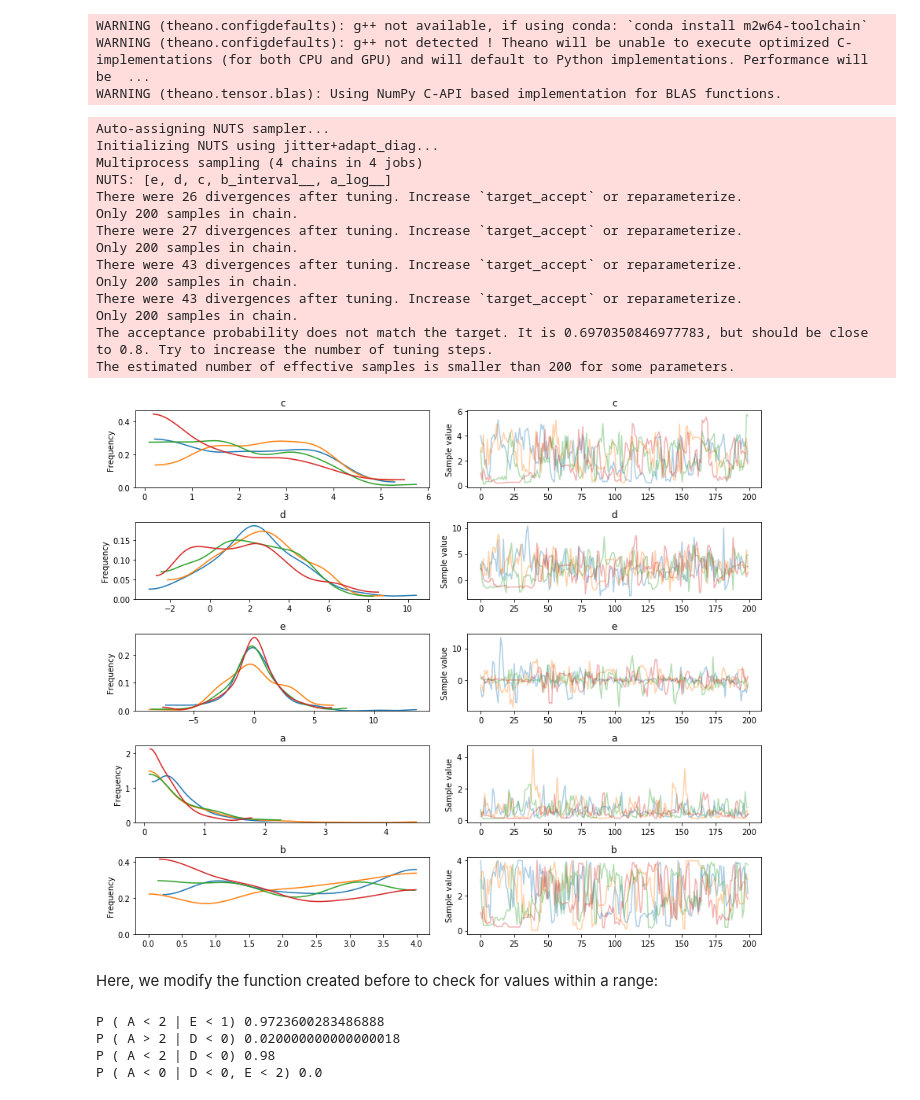
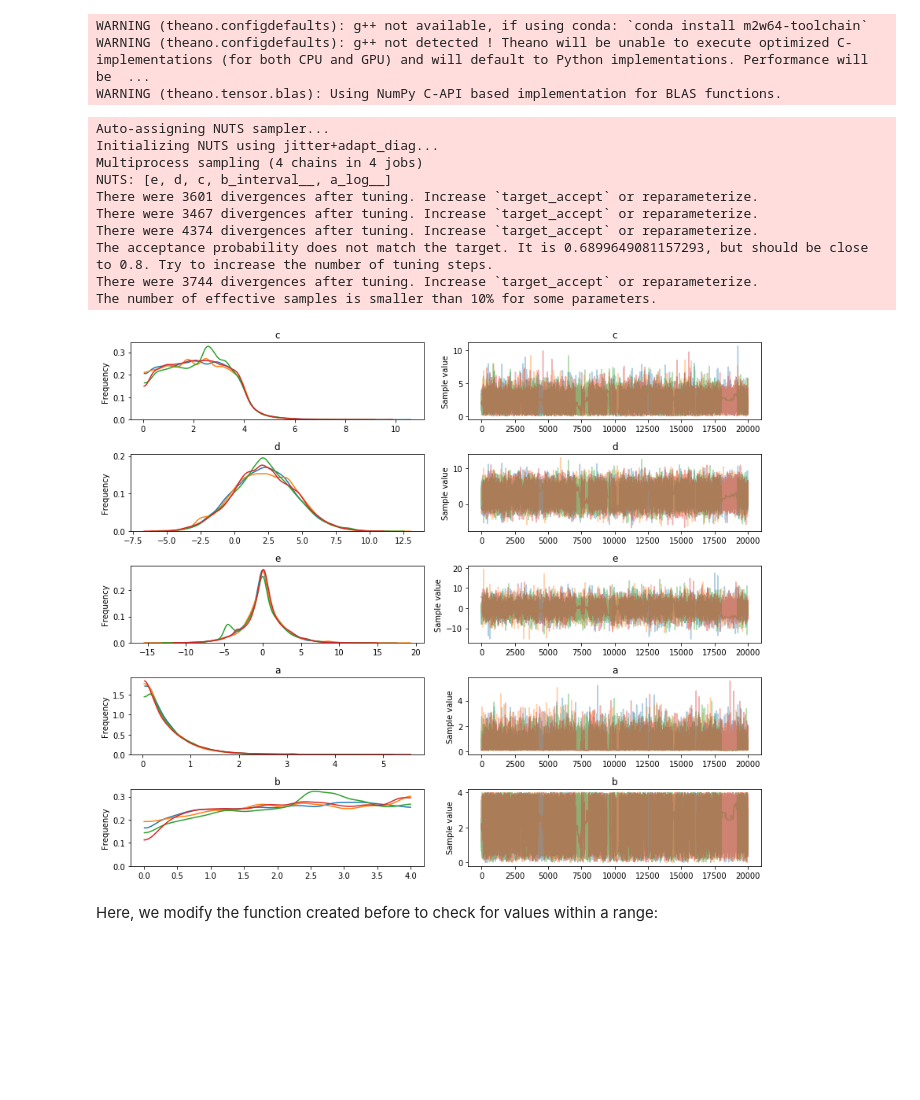
Before and after one commit to rahulpokharna/eecs491, a Jupyter notebook: Assignment 2 rkp43/Question 2.ipynb, the cells around one changed output. Saved outputs shown, nothing was run; the diff lists cells and outputs as text; code cells hidden in the pictures; blank space fills up the shorter version.

```diff
--- a/Assignment 2 rkp43/Question 2.ipynb
+++ b/Assignment 2 rkp43/Question 2.ipynb
@@ -25,26 +39,22 @@ WARNING (theano.tensor.blas): Using NumPy C-API based implementation for BLAS fu
 # %%
 %matplotlib inline
 
-nTrials = 200
+nTrials = 20000
 
 with model:
     trace = pymc3.sample(nTrials)
     pymc3.traceplot(trace)
 # %% [output]
 Auto-assigning NUTS sampler...
 Initializing NUTS using jitter+adapt_diag...
 Multiprocess sampling (4 chains in 4 jobs)
 NUTS: [e, d, c, b_interval__, a_log__]
-There were 26 divergences after tuning. Increase `target_accept` or reparameterize.
-Only 200 samples in chain.
-There were 27 divergences after tuning. Increase `target_accept` or reparameterize.
-Only 200 samples in chain.
-There were 43 divergences after tuning. Increase `target_accept` or reparameterize.
-Only 200 samples in chain.
-There were 43 divergences after tuning. Increase `target_accept` or reparameterize.
-Only 200 samples in chain.
-The acceptance probability does not match the target. It is 0.6970350846977783, but should be close to 0.8. Try to increase the number of tuning steps.
-The estimated number of effective samples is smaller than 200 for some parameters.
+There were 3601 divergences after tuning. Increase `target_accept` or reparameterize.
+There were 3467 divergences after tuning. Increase `target_accept` or reparameterize.
+There were 4374 divergences after tuning. Increase `target_accept` or reparameterize.
+The acceptance probability does not match the target. It is 0.6899649081157293, but should be close to 0.8. Try to increase the number of tuning steps.
+There were 3744 divergences after tuning. Increase `target_accept` or reparameterize.
+The number of effective samples is smaller than 10% for some parameters.
-[figure, old version]
+[figure, new version]
 # %% [markdown]
 Here, we modify the function created before to check for values within a range:
@@ -61,13 +86,3 @@ def calcCondProb(trace, event, cond):
         # If the values of the event are met, find those samples and add it to the trace
         trace = [sample for sample in trace if sample[k] < v]
     return len(trace)/numSamples
-# %%
-print('P ( A < 2 | E < 1)', calcCondProb(trace, {'a': 2}, {'e': 1}))
-print('P ( A > 2 | D < 0)', (1 - calcCondProb(trace, {'a': 2}, {'d': 0})))
-print('P ( A < 2 | D < 0)', (calcCondProb(trace, {'a': 2}, {'d': 0})))
-print('P ( A < 0 | D < 0, E < 2)', (calcCondProb(trace, {'a': 0}, {'d': 0, 'e' : 5})))
-# %% [output]
-P ( A < 2 | E < 1) 0.9723600283486888
-P ( A > 2 | D < 0) 0.020000000000000018
-P ( A < 2 | D < 0) 0.98
-P ( A < 0 | D < 0, E < 2) 0.0
```
Also changed, not shown: parts of 11 cells of this notebook, 3 other files.
